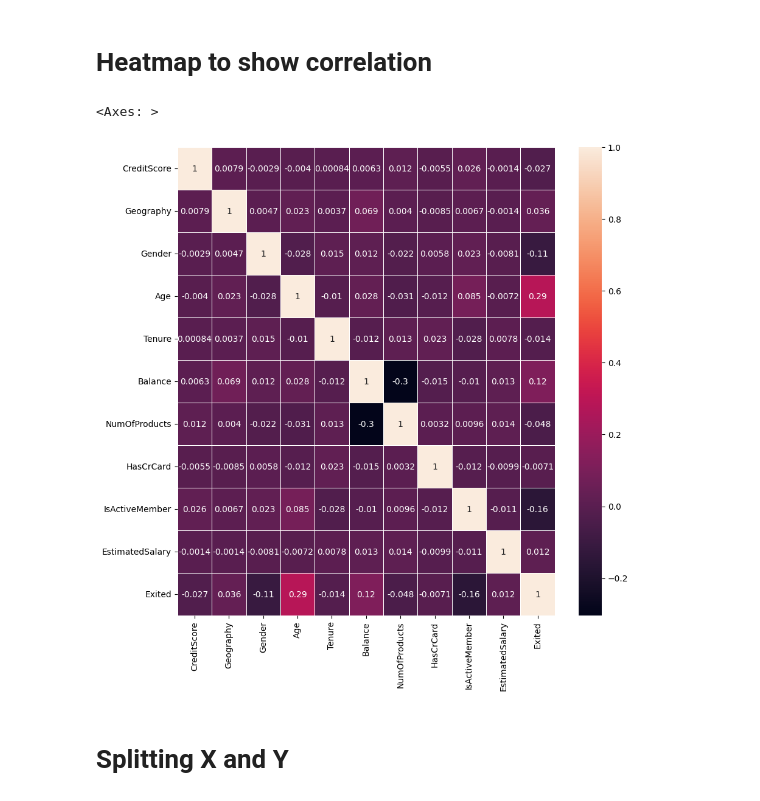
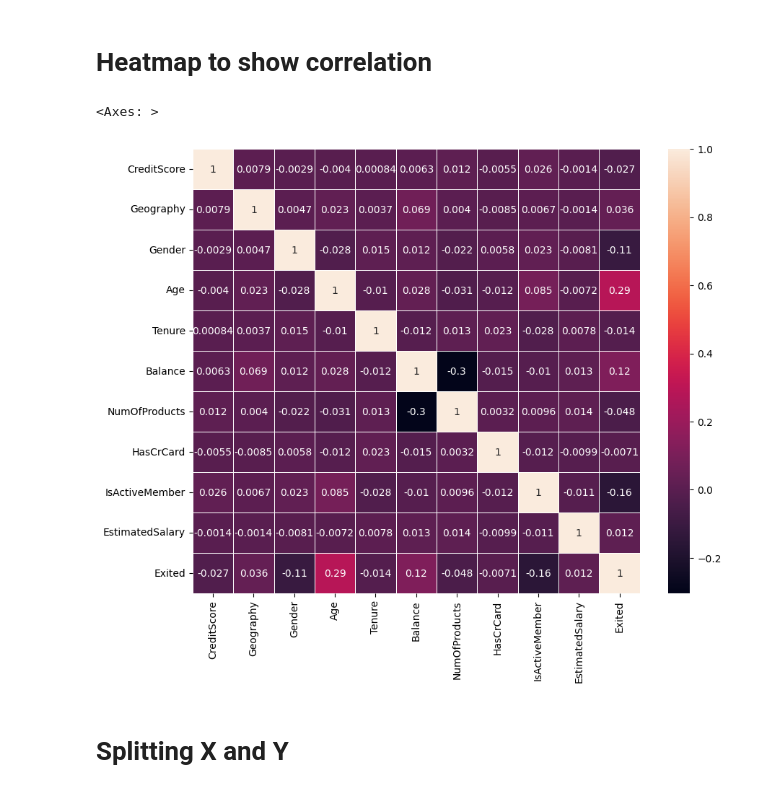
Before and after one commit to PranavDscientist/Bank-customer-churn-prediction, a Jupyter notebook: Bank_Customer_Churn_Prediction.ipynb, the cells around one changed output. Drawn from its saved outputs; the diff is of its cells as text; code cells hidden in the pictures.

```diff
--- a/Bank_Customer_Churn_Prediction.ipynb
+++ b/Bank_Customer_Churn_Prediction.ipynb
@@ -300,11 +301,11 @@ df.corr()
 # %% [markdown]
 # Heatmap to show correlation
 # %%
-fig,ax=plt.subplots(figsize=(10,10))
-sns.heatmap(df.corr(),annot=True,linewidths=0.5,ax=ax)
+plt.figure(figsize=(10, 8))
+sns.heatmap(df.corr(),annot=True,linewidths=0.5)
 # %% [output]
 <Axes: >
-[figure, old version]
+[figure, new version]
 # %% [markdown]
 # Splitting X and Y
 # %%
```
Also changed, not shown: parts of 33 cells of this notebook.
